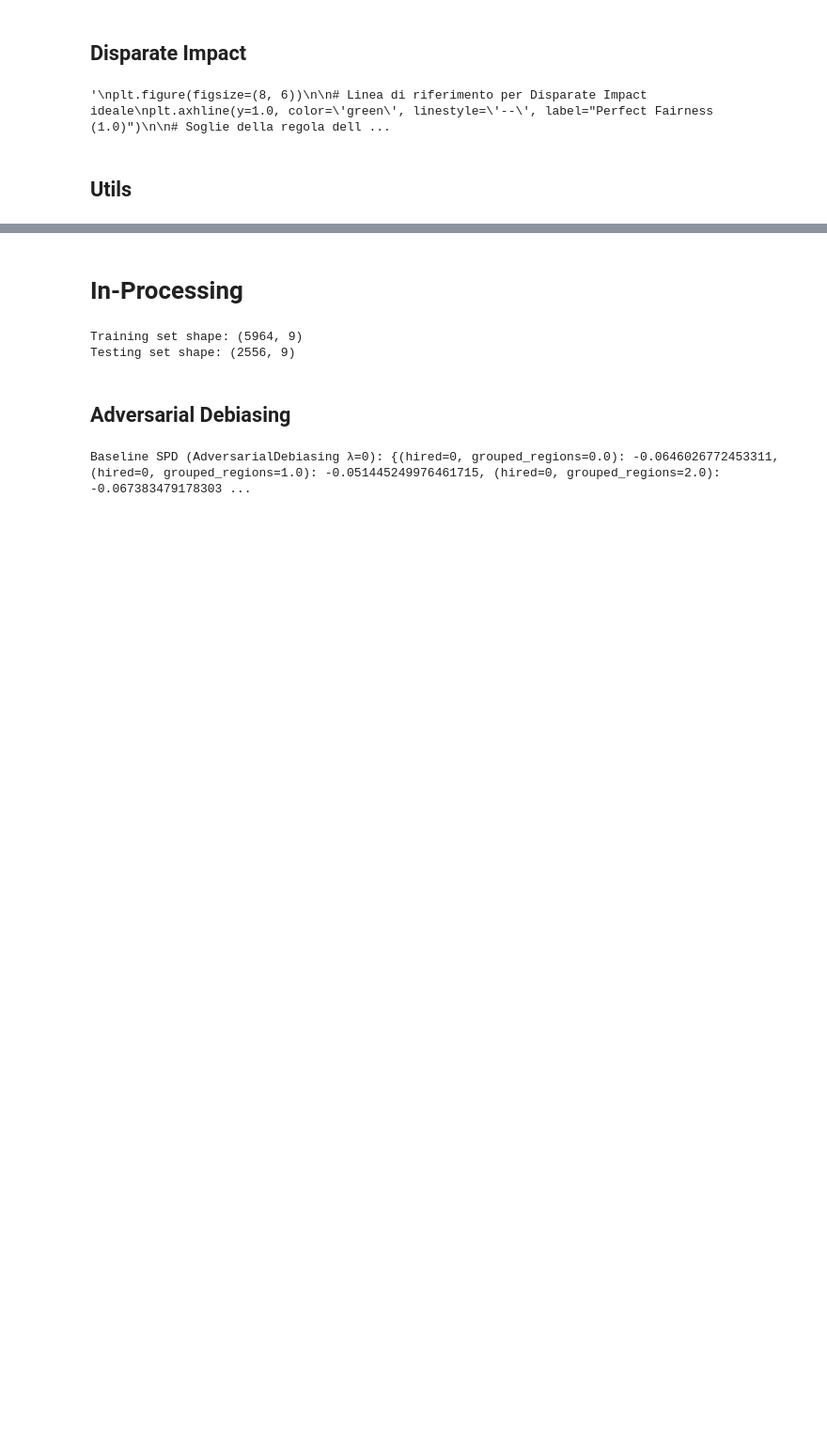
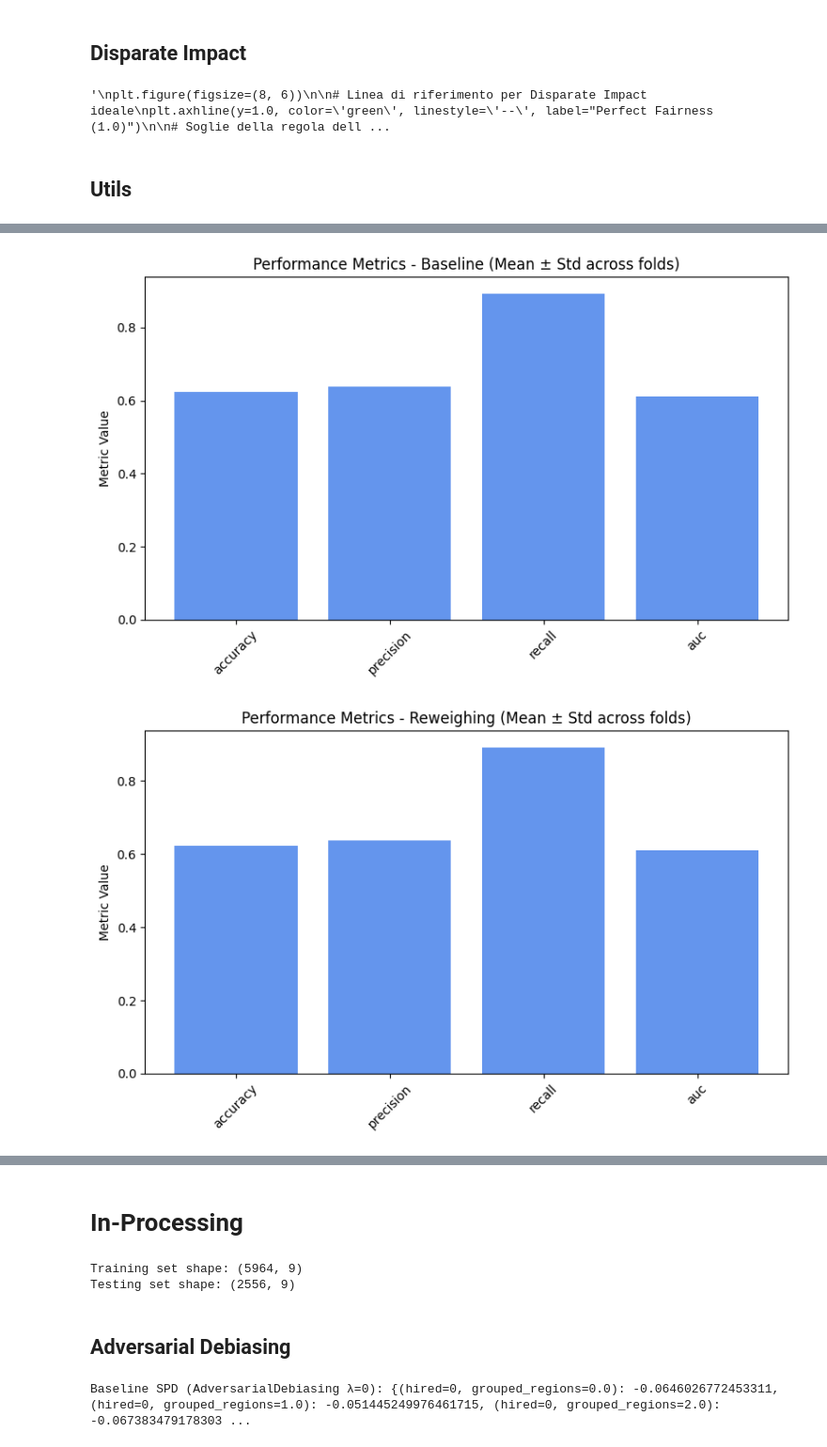
Before and after one commit to kor80/Fair-Candidate-Screening-System, a Jupyter notebook: main.ipynb, the cells around one changed output, grey strips where cells are left out. Shown at 94% size. Drawn from its saved outputs; the diff is of its cells as text; code cells hidden in the pictures; blank space fills up the shorter version.

```diff
--- a/main.ipynb
+++ b/main.ipynb
@@ -1091,0 +1146,3 @@ plt.show()
+# %%
+performance_values = compute_metrics_dict(performance_metrics)
+print_mean_values(performance_values) # Print the performance values for each approach
@@ -1091,0 +1167,5 @@ plt.show()
+# %%
+plot_metrics(performance_values, preprocess_approaches, label="Performance")
+# %% [output]
+[figure, added]
+[figure, added]
```
Also changed, not shown: parts of 60 cells of this notebook.
